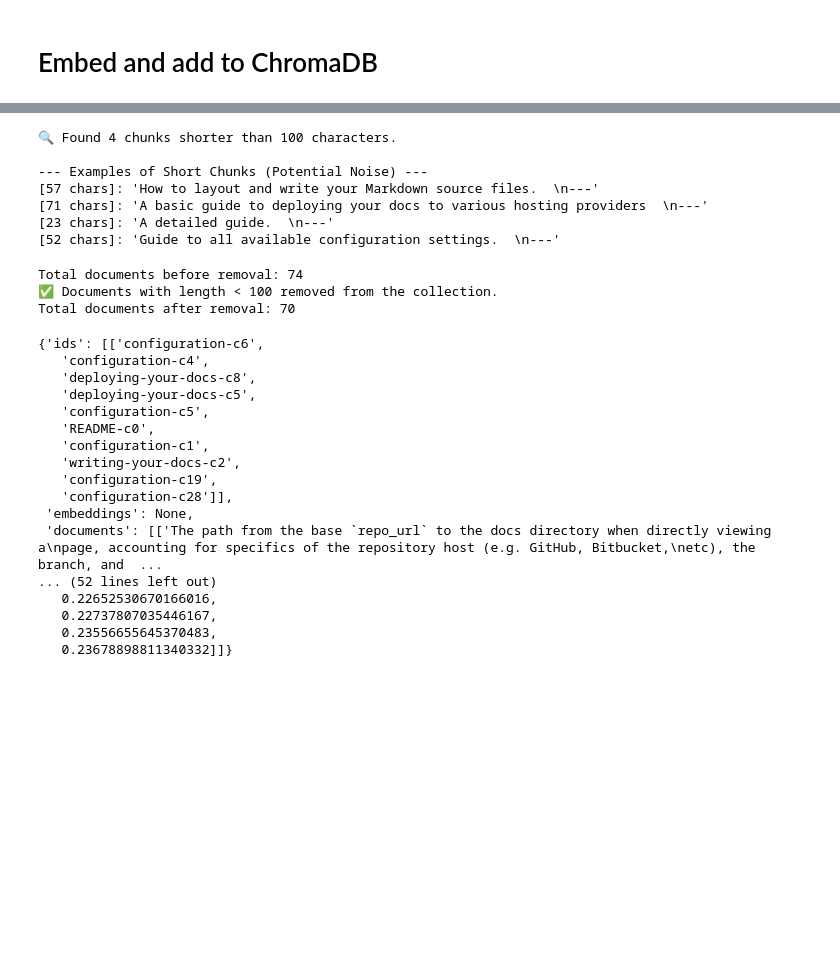
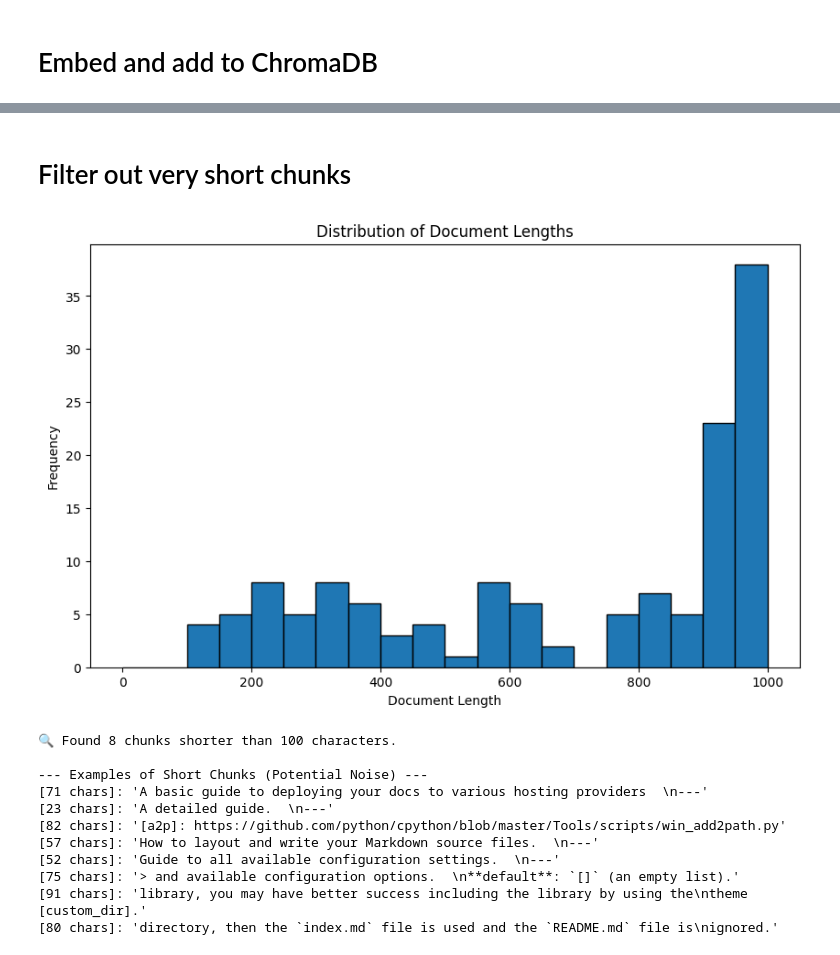
Before and after one commit to mha66/mkdocs-RAG, a Jupyter notebook: embedding.ipynb, the cells around one changed output, grey strips where cells are left out. Saved outputs shown, nothing was run; the diff lists cells and outputs as text; code cells hidden in the pictures; blank space fills up the shorter version.

```diff
--- a/embedding.ipynb
+++ b/embedding.ipynb
@@ -39,5 +45,5 @@ Here is why this is beneficial for RAG:
 # %%
-from langchain_text_splitters import MarkdownHeaderTextSplitter
+from langchain_text_splitters import MarkdownHeaderTextSplitter, RecursiveCharacterTextSplitter
 
 headers_to_split_on = [
     ("#", "Header 1"),
@@ -45,9 +51,14 @@ headers_to_split_on = [
     ("###", "Header 3"),
 ]
 
-splitter = MarkdownHeaderTextSplitter(
+markdown_splitter = MarkdownHeaderTextSplitter(
     headers_to_split_on=headers_to_split_on
 )
+
+recursive_splitter = RecursiveCharacterTextSplitter(
+    chunk_size=1000,
+    chunk_overlap=100
+)
 # %%
 import os
 import pickle
@@ -66,7 +77,8 @@ for md_file in tqdm(os.listdir(path), desc="Loading Markdown files"):
         continue
     loader = TextLoader(f"{path}/{md_file}", encoding="utf-8")
     docs = loader.load()
-    chunks = splitter.split_text(docs[0].page_content)
+    header_splits = markdown_splitter.split_text(docs[0].page_content)
+    chunks = recursive_splitter.split_documents(header_splits)
 
     all_texts.extend([c.page_content for c in chunks])
 
@@ -314,3 +333,20 @@ plt.show()
+# %% [markdown]
+# Filter out very short chunks
+# %%
+import matplotlib.pyplot as plt
+
+documents = collection.peek(limit=total)
+
+document_lengths = [len(doc) for doc in documents["documents"]]
+
+plt.figure(figsize=(10, 6))
+plt.hist(document_lengths, bins=range(0, max(document_lengths) + 10, 50), edgecolor='black')
+plt.title("Distribution of Document Lengths")
+plt.xlabel("Document Length")
+plt.ylabel("Frequency")
+plt.show()
+# %% [output]
+[figure, added]
 # %%
 import numpy as np
 
@@ -326,49 +362,14 @@ for i in short_indices[:10]:
     doc = documents['documents'][i]
     print(f"[{len(doc)} chars]: {doc!r}")
 # %% [output]
-🔍 Found 4 chunks shorter than 100 characters.
+🔍 Found 8 chunks shorter than 100 characters.
 
 --- Examples of Short Chunks (Potential Noise) ---
-[57 chars]: 'How to layout and write your Markdown source files.  \n---'
 [71 chars]: 'A basic guide to deploying your docs to various hosting providers  \n---'
 [23 chars]: 'A detailed guide.  \n---'
+[82 chars]: '[a2p]: https://github.com/python/cpython/blob/master/Tools/scripts/win_add2path.py'
+[57 chars]: 'How to layout and write your Markdown source files.  \n---'
 [52 chars]: 'Guide to all available configuration settings.  \n---'
+[75 chars]: '> and available configuration options.  \n**default**: `[]` (an empty list).'
+[91 chars]: 'library, you may have better success including the library by using the\ntheme [custom_dir].'
+[80 chars]: 'directory, then the `index.md` file is used and the `README.md` file is\nignored.'
-# %%
-print(f"Total documents before removal: {collection.count()}")
-
-filtered_ids = [doc_id for doc_id, length in zip(documents["ids"], document_lengths) if length >= threshold]
-
-try:
-    collection.delete(ids=[doc_id for doc_id in documents["ids"] if doc_id not in filtered_ids])
-    print(f"✅ Documents with length < {threshold} removed from the collection.")
-except Exception as e:
-    print(f"❌ Failed to remove documents: {e}")
-
-print(f"Total documents after removal: {collection.count()}")
-# %% [output]
-Total documents before removal: 74
-✅ Documents with length < 100 removed from the collection.
-Total documents after removal: 70
-# %%
-collection.query(
-    query_texts=["What is repo url in MkDocs?"],
-    n_results=10,
-)
-# %% [output]
-{'ids': [['configuration-c6',
-   'configuration-c4',
-   'deploying-your-docs-c8',
-   'deploying-your-docs-c5',
-   'configuration-c5',
-   'README-c0',
-   'configuration-c1',
-   'writing-your-docs-c2',
-   'configuration-c19',
-   'configuration-c28']],
- 'embeddings': None,
- 'documents': [['The path from the base `repo_url` to the docs directory when directly viewing a\npage, accounting for specifics of the repository host (e.g. GitHub, Bitbucket,\netc), the branch, and  ...
-... (52 lines left out)
-   0.22652530670166016,
-   0.22737807035446167,
-   0.23556655645370483,
-   0.23678898811340332]]}
```
Also changed, not shown: parts of 16 cells of this notebook, 2 other files.
